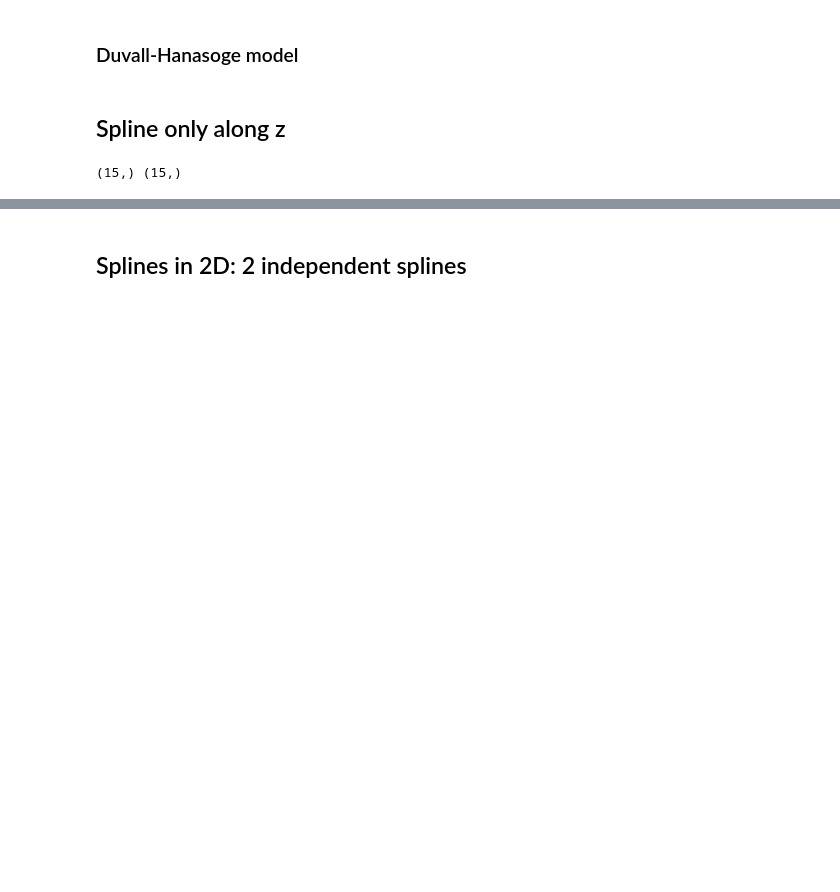
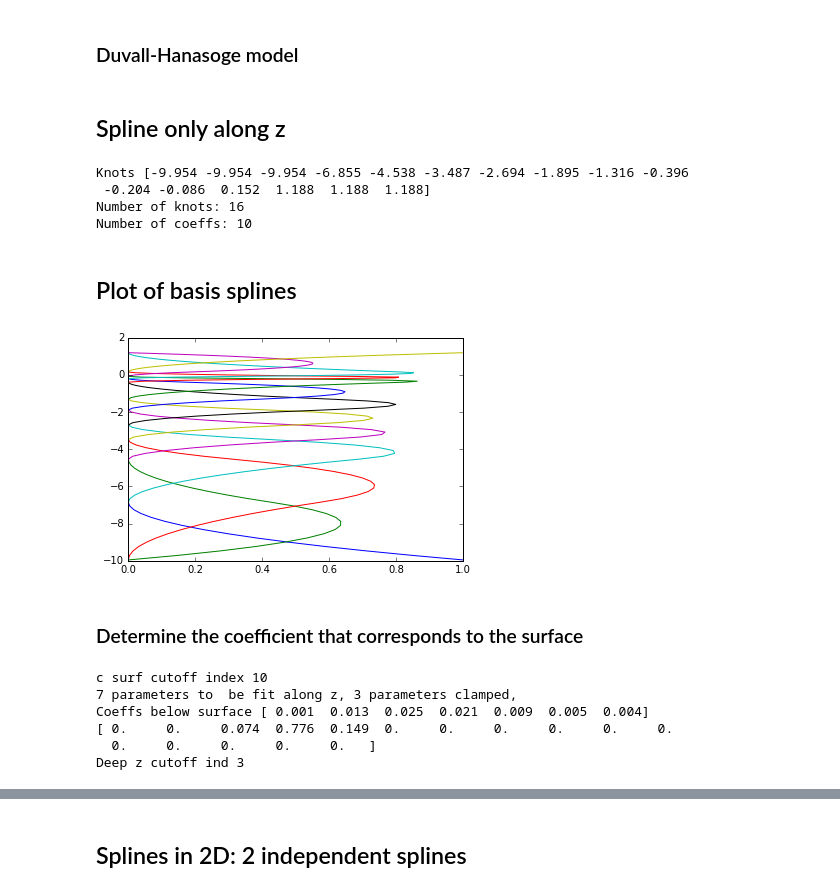
Before and after one commit to jishnub/sparc_flows, a Jupyter notebook: Supergranule_Spline.ipynb, the cells around one changed output, grey strips where cells are left out. Cells and saved outputs as stored; diff of their text form; code cells hidden in the pictures; blank space fills up the shorter version.

```diff
--- a/Supergranule_Spline.ipynb
+++ b/Supergranule_Spline.ipynb
@@ -38,16 +59,22 @@ RDH13 = 15
 sigmazDH13 = 0.912
 z0DH13 = -2.3
 v0DH13 = 240
+# %%
+z_cutoff = -10 # Spline lower cutoff
+zspline_ind = z>z_cutoff
+zspline = z[z>z_cutoff]
+
+psi_spline = psi_true[z>z_cutoff,nx_max]
 # %% [markdown]
 ## Spline only along z
-# %%
-z_cutoff = -6 # Spline lower cutoff
-zspline_ind = z>z_cutoff
-zspline = z[zspline_ind]
-
-psi_spline = psi_true[zspline_ind,nx_max]
 # %%
-tz1D,cz1D,kz=interpolate.splrep(zspline.flatten(),psi_spline.flatten(),k=2,s=1e-6)
-print(tz1D.shape,cz1D.shape)
+tz1D,cz1D,kz=interpolate.splrep(zspline.flatten(),psi_spline_z.flatten(),k=2,s=1e-6)
+np.set_printoptions(precision=3)
+print("Knots",tz1D)
+print("Number of knots:",tz1D.size)
+print("Number of coeffs:",tz1D.size-2*(kz+1))
 # %% [output]
-(15,) (15,)
+Knots [-9.954 -9.954 -9.954 -6.855 -4.538 -3.487 -2.694 -1.895 -1.316 -0.396
+ -0.204 -0.086  0.152  1.188  1.188  1.188]
+Number of knots: 16
+Number of coeffs: 10
@@ -57,0 +81,43 @@ plt.plot(zspline,psi_spl_fit,'o',markersize=5,color="orange");
+# %% [markdown]
+## Plot of basis splines
+# %%
+for i in xrange(tz1D.size):
+    c_i = np.zeros_like(cz1D)
+    c_i[i] = 1
+    b_i = interpolate.splev(zspline,(tz1D,c_i,kz))
+    plt.plot(b_i,zspline)
+# %% [output]
+[figure, added]
+# %% [markdown]
+### Determine the coefficient that corresponds to the surface
+# %%
+b_i_surf = np.zeros_like(cz1D)
+deep_z_cutoff = -4
+b_i_deep = np.zeros_like(cz1D)
+
+for i in xrange(tz1D.size):
+    c_i = np.zeros_like(cz1D)
+    c_i[i] = 1
+    b_i_surf[i] = interpolate.splev(0,(tz1D,c_i,kz))
+    b_i_deep[i] = interpolate.splev(deep_z_cutoff,(tz1D,c_i,kz))
+
+c_surf_cutoff = b_i_surf.argmax()
+print("c surf cutoff index",c_surf_cutoff)
+cz1D_top = np.zeros_like(cz1D)
+cz1D_top[c_surf_cutoff:] = cz1D[c_surf_cutoff:]
+cz1D_bottom = np.zeros_like(cz1D)
+cz1D_bottom[:c_surf_cutoff] = cz1D[:c_surf_cutoff]
+print("{:d} parameters to  be fit along z, {:d} parameters clamped, "
+      .format(c_surf_cutoff-(kz+1),(tz1D.size-(kz+1)) - c_surf_cutoff))
+print("Coeffs below surface",cz1D[kz+1:c_surf_cutoff])
+
+print(b_i_deep)
+deep_z_cutoff_ind = b_i_deep.argmax()
+print("Deep z cutoff ind",deep_z_cutoff_ind)
+# %% [output]
+c surf cutoff index 10
+7 parameters to  be fit along z, 3 parameters clamped,
+Coeffs below surface [ 0.001  0.013  0.025  0.021  0.009  0.005  0.004]
+[ 0.     0.     0.074  0.776  0.149  0.     0.     0.     0.     0.     0.
+  0.     0.     0.     0.     0.   ]
+Deep z cutoff ind 3
```
Also changed, not shown: parts of 21 cells of this notebook, 16 other files.
